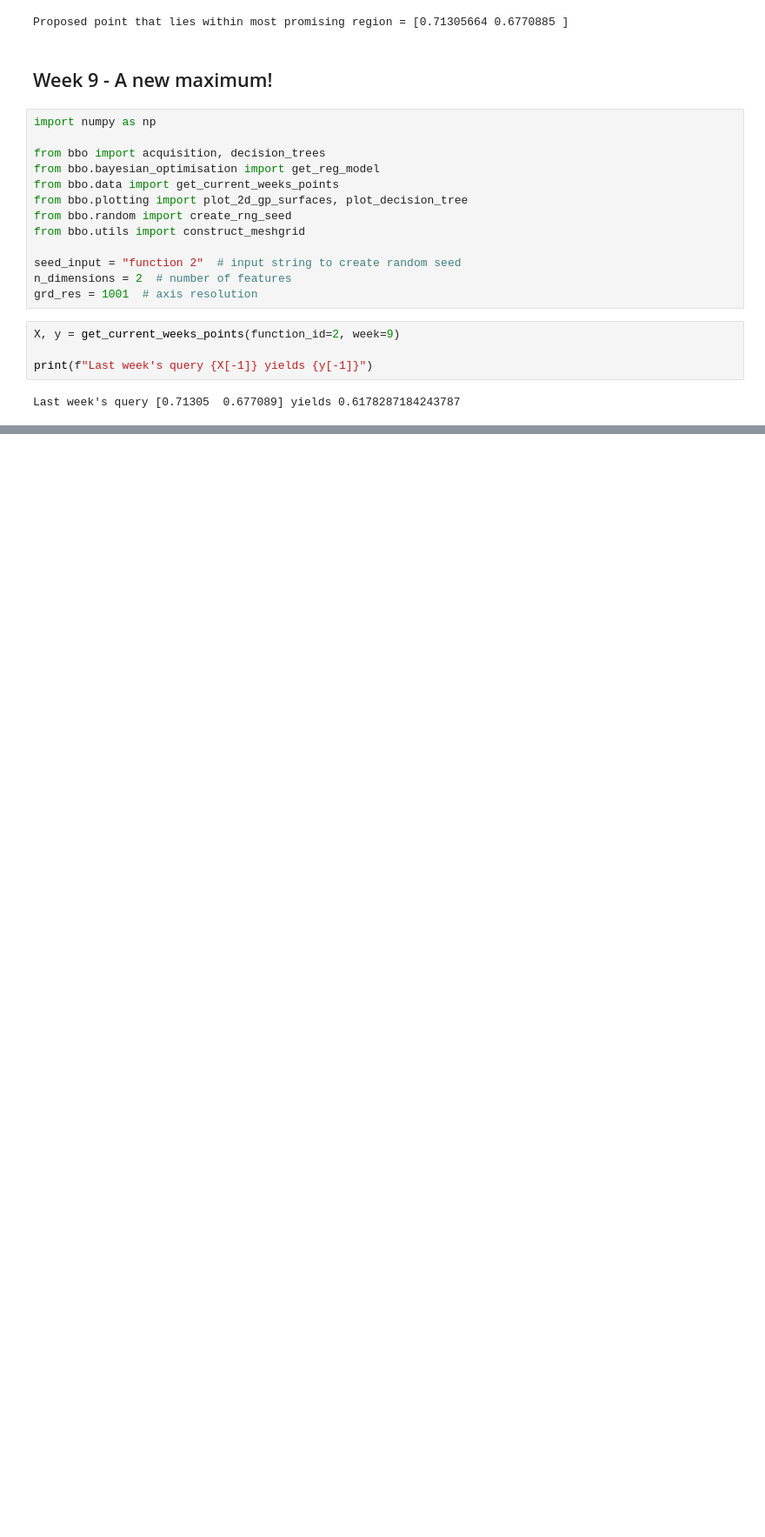
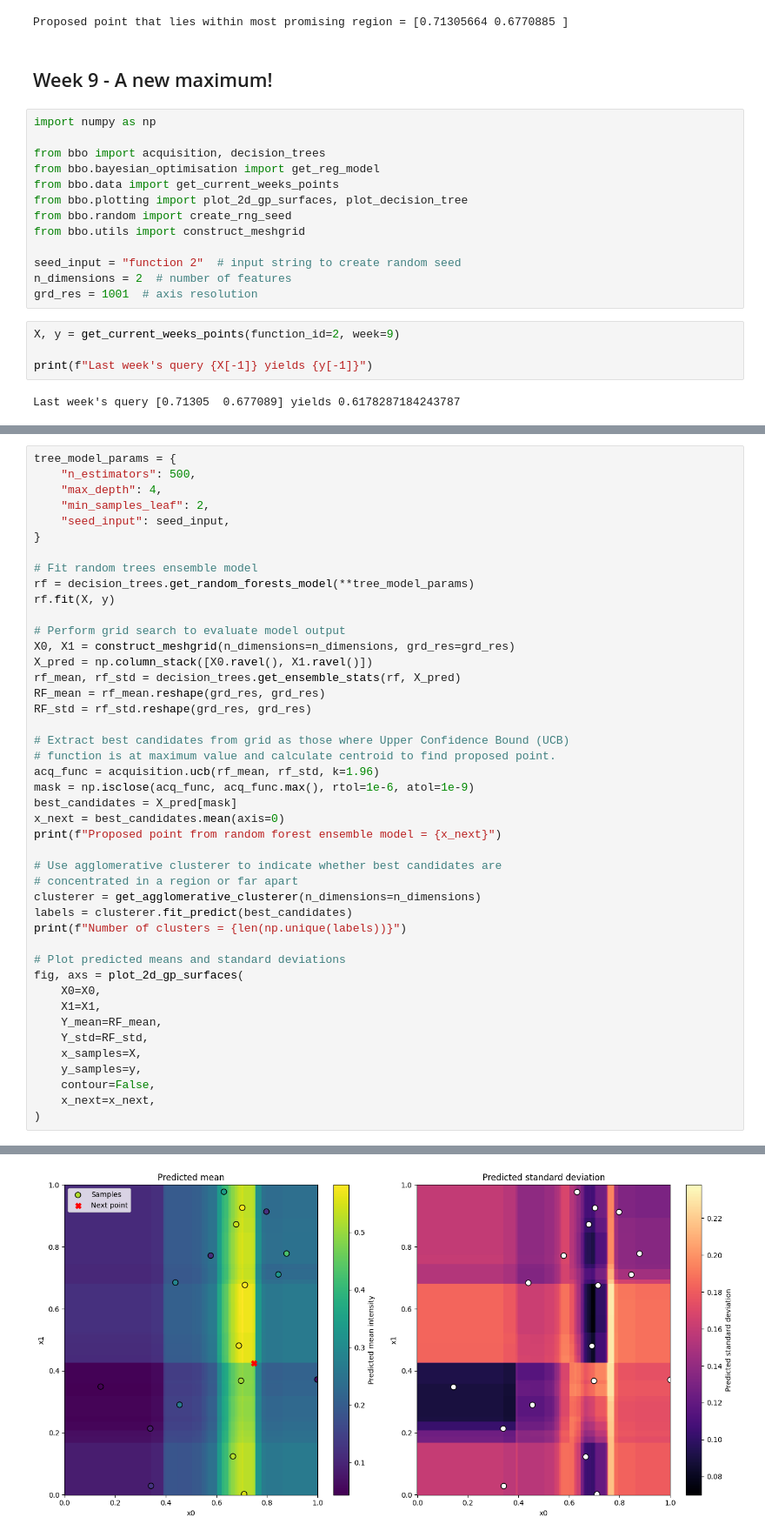
Before and after one commit to hchagani/AICapstoneProject_IC, a Jupyter notebook: notebooks/02_function_2.ipynb, the cells around one changed output, grey strips where cells are left out. Shown at 87% size. Saved outputs shown, nothing was run; the diff lists cells and outputs as text; blank space fills up the shorter version.

Commit message:
Complete function 2 write-up

```diff
--- a/notebooks/02_function_2.ipynb
+++ b/notebooks/02_function_2.ipynb
@@ -912,0 +941,45 @@ Last week's query [0.71305  0.677089] yields 0.6178287184243787
+# %%
+tree_model_params = {
+    "n_estimators": 500,
+    "max_depth": 4,
+    "min_samples_leaf": 2,
+    "seed_input": seed_input,
+}
+
+# Fit random trees ensemble model
+rf = decision_trees.get_random_forests_model(**tree_model_params)
+rf.fit(X, y)
+
+# Perform grid search to evaluate model output
+X0, X1 = construct_meshgrid(n_dimensions=n_dimensions, grd_res=grd_res)
+X_pred = np.column_stack([X0.ravel(), X1.ravel()])
+rf_mean, rf_std = decision_trees.get_ensemble_stats(rf, X_pred)
+RF_mean = rf_mean.reshape(grd_res, grd_res)
+RF_std = rf_std.reshape(grd_res, grd_res)
+
+# Extract best candidates from grid as those where Upper Confidence Bound (UCB)
+# function is at maximum value and calculate centroid to find proposed point.
+acq_func = acquisition.ucb(rf_mean, rf_std, k=1.96)
+mask = np.isclose(acq_func, acq_func.max(), rtol=1e-6, atol=1e-9)
+best_candidates = X_pred[mask]
+x_next = best_candidates.mean(axis=0)
+print(f"Proposed point from random forest ensemble model = {x_next}")
+
+# Use agglomerative clusterer to indicate whether best candidates are
+# concentrated in a region or far apart
+clusterer = get_agglomerative_clusterer(n_dimensions=n_dimensions)
+labels = clusterer.fit_predict(best_candidates)
+print(f"Number of clusters = {len(np.unique(labels))}")
+
+# Plot predicted means and standard deviations
+fig, axs = plot_2d_gp_surfaces(
+    X0=X0,
+    X1=X1,
+    Y_mean=RF_mean,
+    Y_std=RF_std,
+    x_samples=X,
+    y_samples=y,
+    contour=False,
+    x_next=x_next,
+)
+# %% [output]
@@ -912,0 +988 @@ Last week's query [0.71305  0.677089] yields 0.6178287184243787
+[figure, added]
```
Also changed, not shown: parts of 53 cells of this notebook, 3 other files.
